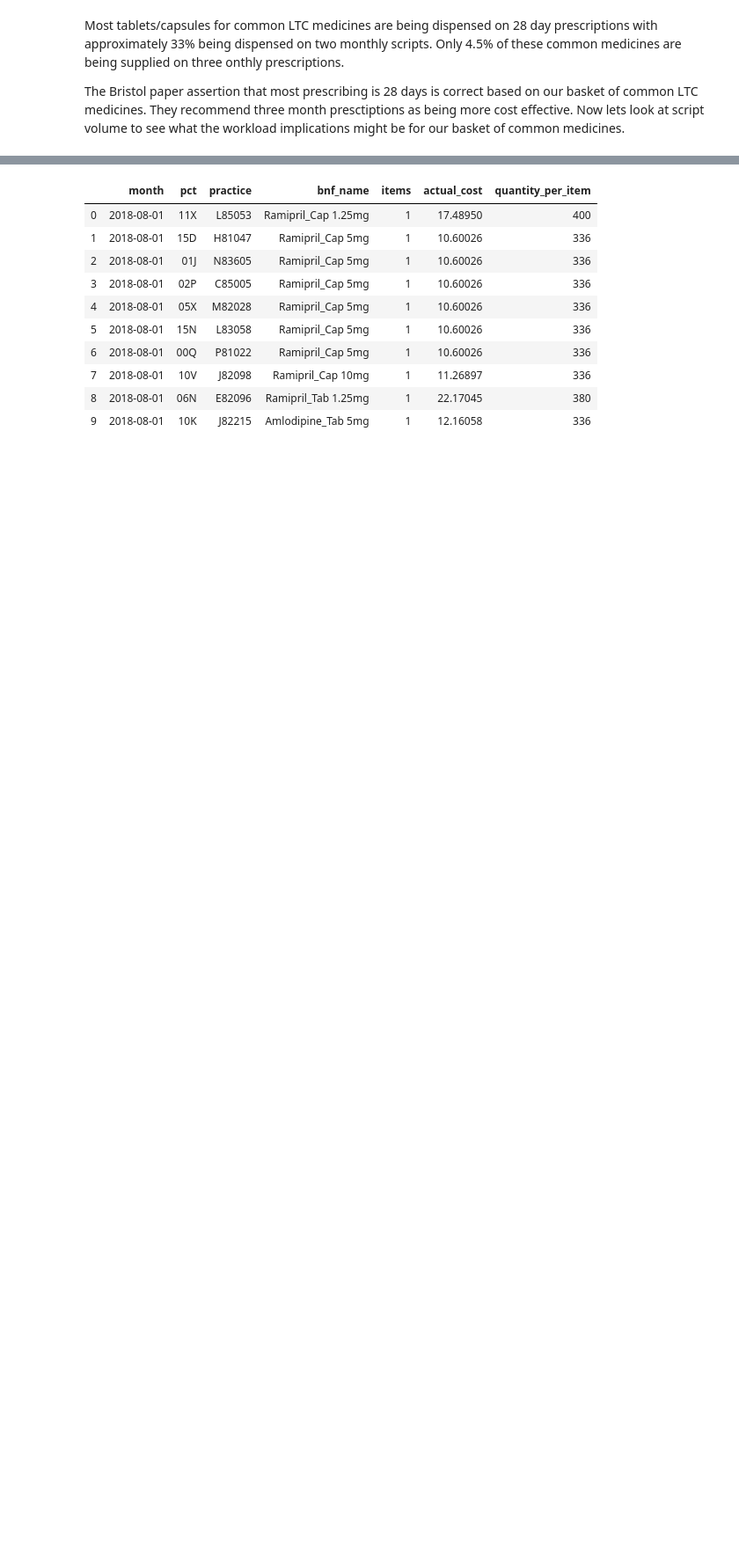
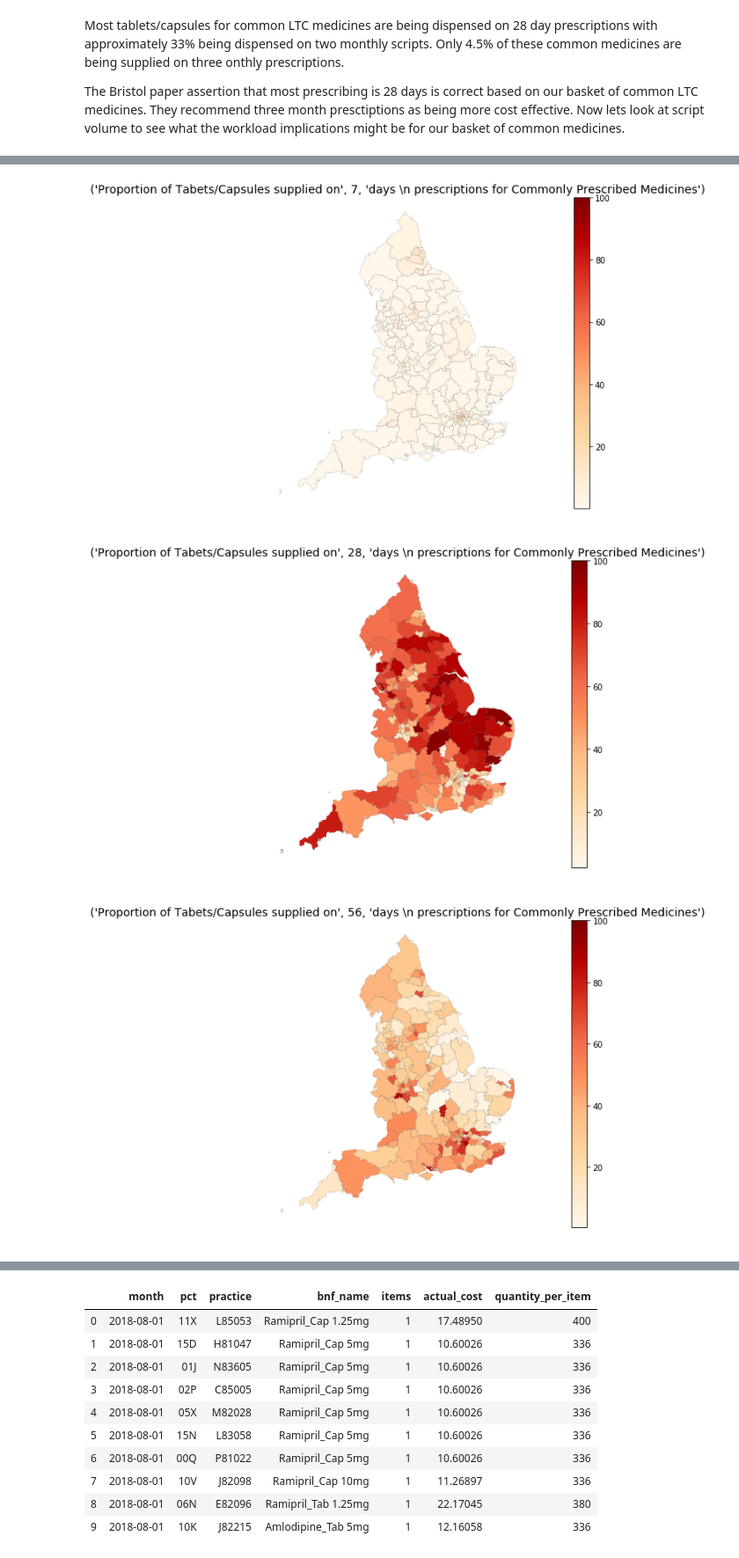
Before and after one commit to ebmdatalab/jupyter-notebooks, a Jupyter notebook: LTC Prescription Duration/LTC Rx Duration.ipynb, the cells around one changed output, grey strips where cells are left out. Shown at 88% size. Saved outputs shown, nothing was run; the diff lists cells and outputs as text; code cells hidden in the pictures; blank space fills up the shorter version.

Commit message:
Update LTC Rx Duration.ipynb
updated graphs and maps

```diff
--- a/LTC Prescription Duration/LTC Rx Duration.ipynb
+++ b/LTC Prescription Duration/LTC Rx Duration.ipynb
@@ -148,0 +152,4 @@ There are 16.2million one month scripts for our basket of common medicines.
+# %%
+df_ccg = df_ltc.groupby(['pct','quantity_per_item'])['items'].sum().reset_index()
+df_ccg["total_quantity"] = df_ccg["quantity_per_item"]*df_ccg["items"]
+df_ccg.tail(5)
@@ -148,0 +163,6 @@ There are 16.2million one month scripts for our basket of common medicines.
+# %%
+df_common_ccg = df_ccg.loc[(df_ccg["quantity_per_item"].isin(lst))]
+# %%
+ccg_total = df_common_ccg.groupby(["pct"]).sum().reset_index()
+ccg_total=ccg_total.rename(columns = {'total_quantity':'basket_qty'}).drop(columns =['quantity_per_item', 'items']) ##we don't need two columns
+ccg_total.head()
@@ -148,0 +176,4 @@ There are 16.2million one month scripts for our basket of common medicines.
+# %%
+ccg_map =  pd.merge(df_common_ccg,ccg_total, on="pct")
+ccg_map["proportion_of_basket"] = ccg_map["total_quantity"]/ccg_map["basket_qty"]*100
+ccg_map.head()
@@ -148,0 +187,15 @@ There are 16.2million one month scripts for our basket of common medicines.
+# %%
+for quantity_per_item in ccg_map.quantity_per_item.unique():
+    plt.figure(figsize=(20, 7))
+    maps.ccg_map(
+        ccg_map[ccg_map['quantity_per_item'] == quantity_per_item],
+        title= ("Proportion of Tabets/Capsules supplied on", quantity_per_item, "days \n prescriptions for Commonly Prescribed Medicines"),
+        column='proportion_of_basket',
+        separate_london=False,
+        plot_options={'vmax': 100}
+    )
+    plt.show()
+# %% [output]
+[figure, added]
+[figure, added]
+[figure, added]
```
Also changed, not shown: parts of 14 cells of this notebook.
